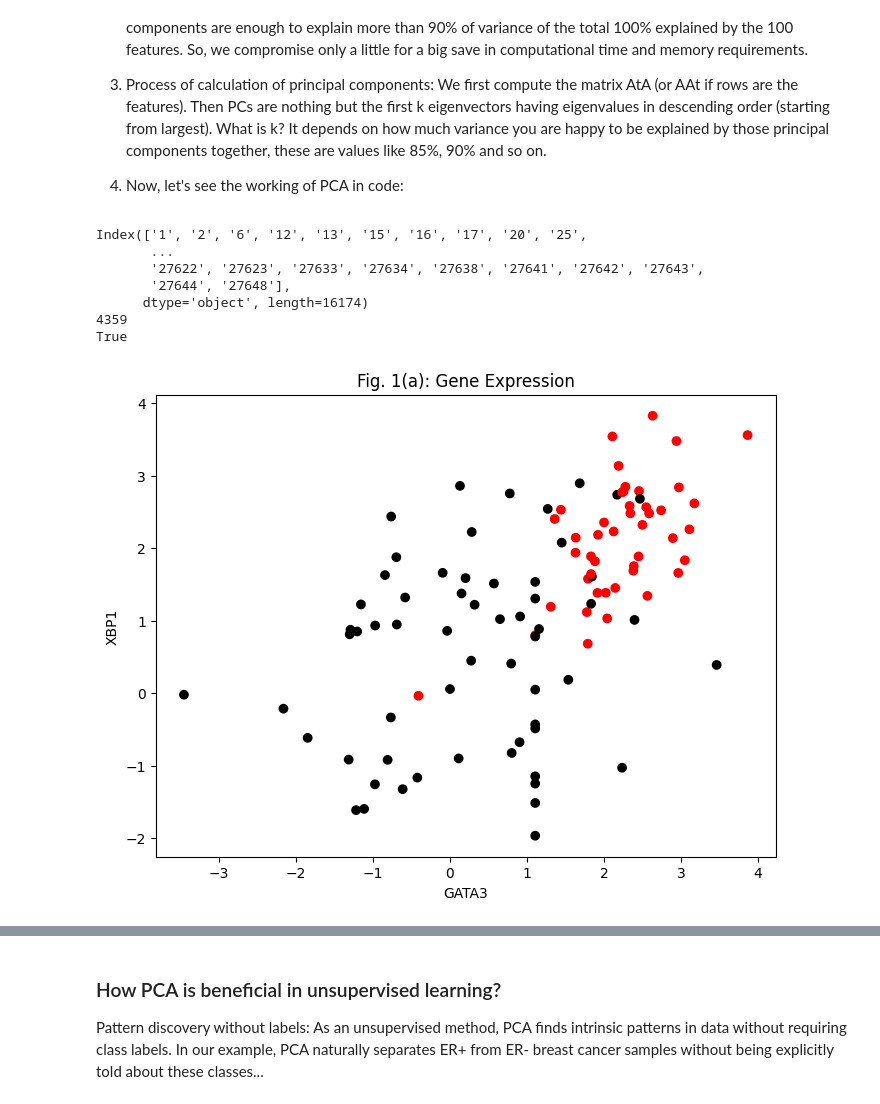
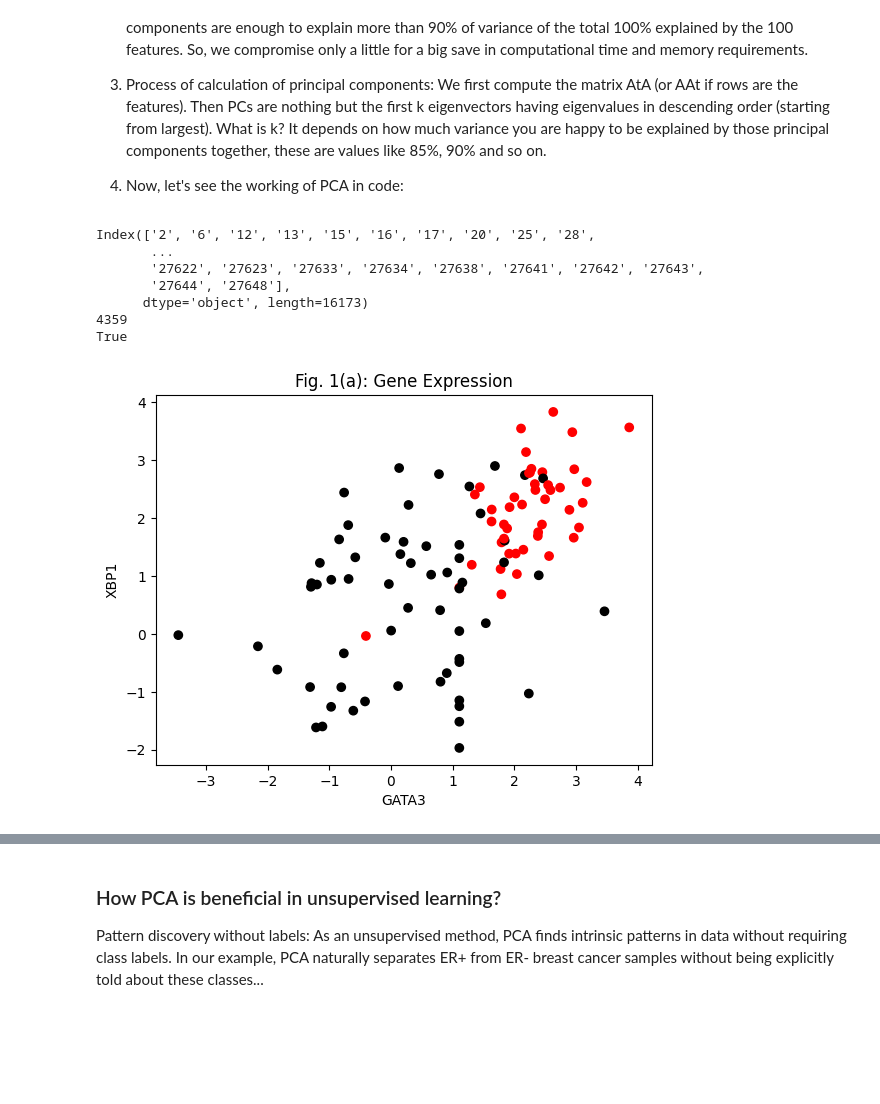
Before and after one commit to lavanyasinghal28/BEE-102-Spring-2025-Assignment, a Jupyter notebook: 06_PCA_Analysis.ipynb, the cells around one changed output, grey strips where cells are left out. Saved outputs shown, nothing was run; the diff lists cells and outputs as text; code cells hidden in the pictures; blank space fills up the shorter version.

```diff
--- a/06_PCA_Analysis.ipynb
+++ b/06_PCA_Analysis.ipynb
@@ -67,7 +67,7 @@ gene_mapping = pd.read_csv(filtered_content, sep='\t')
 # File-3
 # Loading gene expression data
 with gzip.open('./filtered.tsv.gz', 'rt') as f:
-    expression_data = pd.read_csv(f, sep='\t')
+    expression_data = pd.read_csv(f, sep='\t', index_col=0)
 
 expression_data.columns = expression_data.columns.astype(str)
 expression_data.columns = expression_data.columns.str.strip()   #columns were having whitespaces, that was causing problem
@@ -90,11 +90,11 @@ gata3_expression = expression_data[str(gata3_id)].values
 # Color map
 colors = ['black' if label == 0 else 'red' for label in labels]
 # %% [output]
-Index(['1', '2', '6', '12', '13', '15', '16', '17', '20', '25',
+Index(['2', '6', '12', '13', '15', '16', '17', '20', '25', '28',
        ...
        '27622', '27623', '27633', '27634', '27638', '27641', '27642', '27643',
        '27644', '27648'],
-      dtype='object', length=16174)
+      dtype='object', length=16173)
 4359
 True
 # %%
@@ -112,16 +112,14 @@ def perform_pca(X):
     return eigenvectors, eigenvalues, x_centered
 # %%
 # Figure - 1(a) Scatter plot of xbp1 vs gata3
-
-plt.figure(figsize=(8, 6))
 plt.scatter(gata3_expression, xbp1_expression, c=colors)
 plt.xlabel('GATA3')
 plt.ylabel('XBP1')
 plt.title('Fig. 1(a): Gene Expression')
 plt.savefig('figure_1a.png')
 plt.show()
 # %% [output]
-[figure, old version]
+[figure, new version]
 # %%
 # Figure 1(b)
 x = np.column_stack((gata3_expression, xbp1_expression))
```
Also changed, not shown: parts of 3 cells of this notebook.
